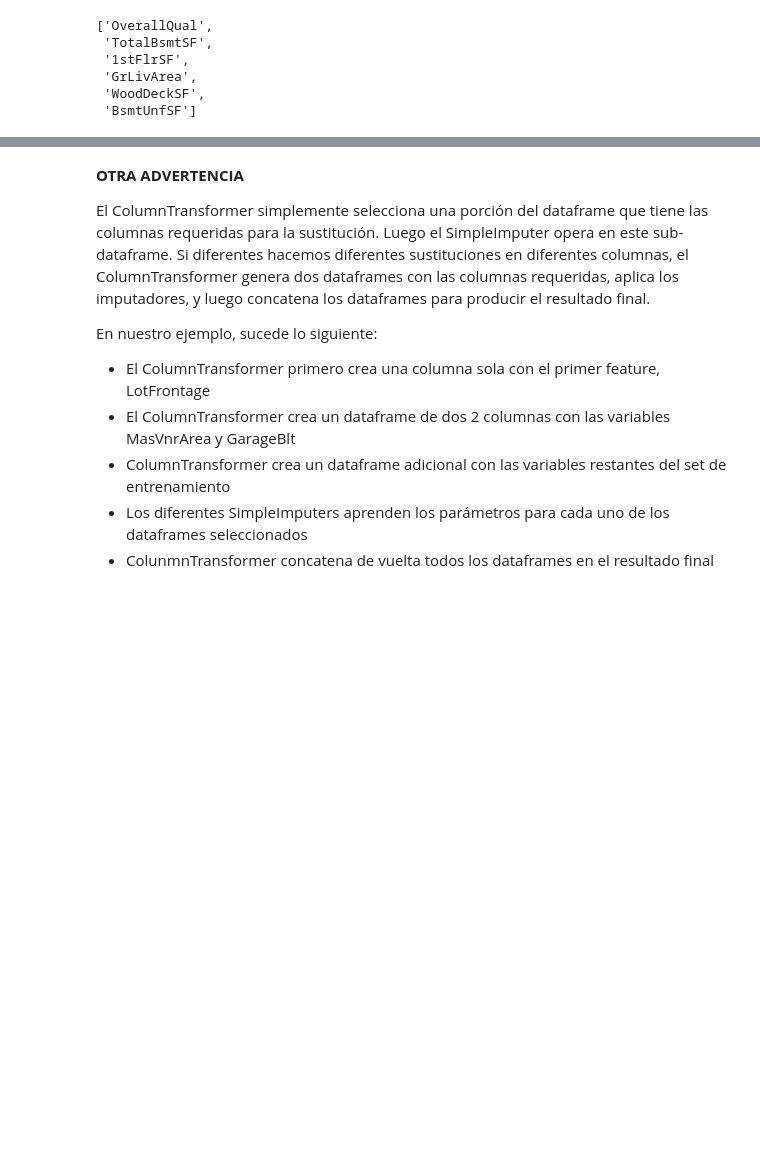
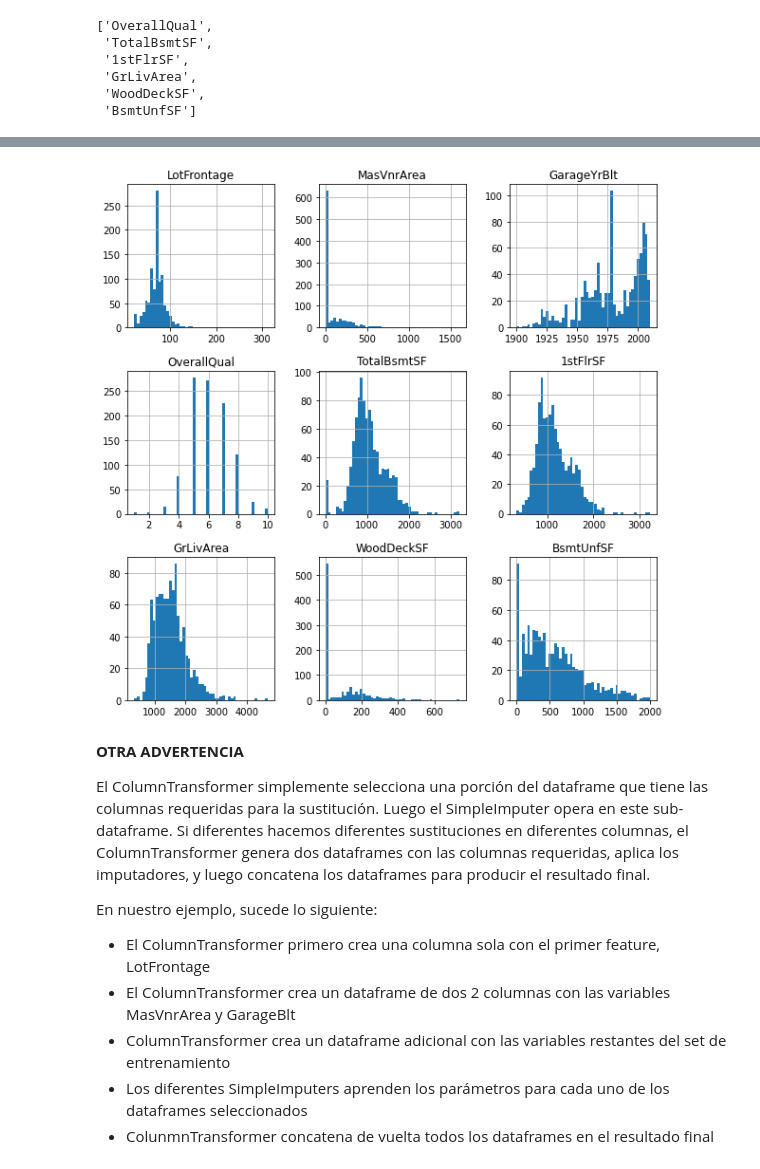
Before and after one commit to virf96/Chat-Bot, a Jupyter notebook: DatosFaltantes_SustitucionMediaMediana_Sklearn.ipynb, the cells around one changed output, grey strips where cells are left out. Saved outputs shown, nothing was run; the diff lists cells and outputs as text; code cells hidden in the pictures; blank space fills up the shorter version.

```diff
--- a/DatosFaltantes_SustitucionMediaMediana_Sklearn.ipynb
+++ b/DatosFaltantes_SustitucionMediaMediana_Sklearn.ipynb
@@ -434,3 +451,10 @@ pd.DataFrame(X_train,
+# %%
+# Exploremos el cambio en las distribuciones después de la sustitución por la mediana
+pd.DataFrame(X_train,
+             columns = numeric_features_mean+numeric_features_median+remainder_cols).hist(bins=50, figsize=(10,10))
+plt.show()
+# %% [output]
+[figure, added]
 # %% [markdown]
 **OTRA ADVERTENCIA**
 
```
Also changed, not shown: parts of 10 cells of this notebook.
